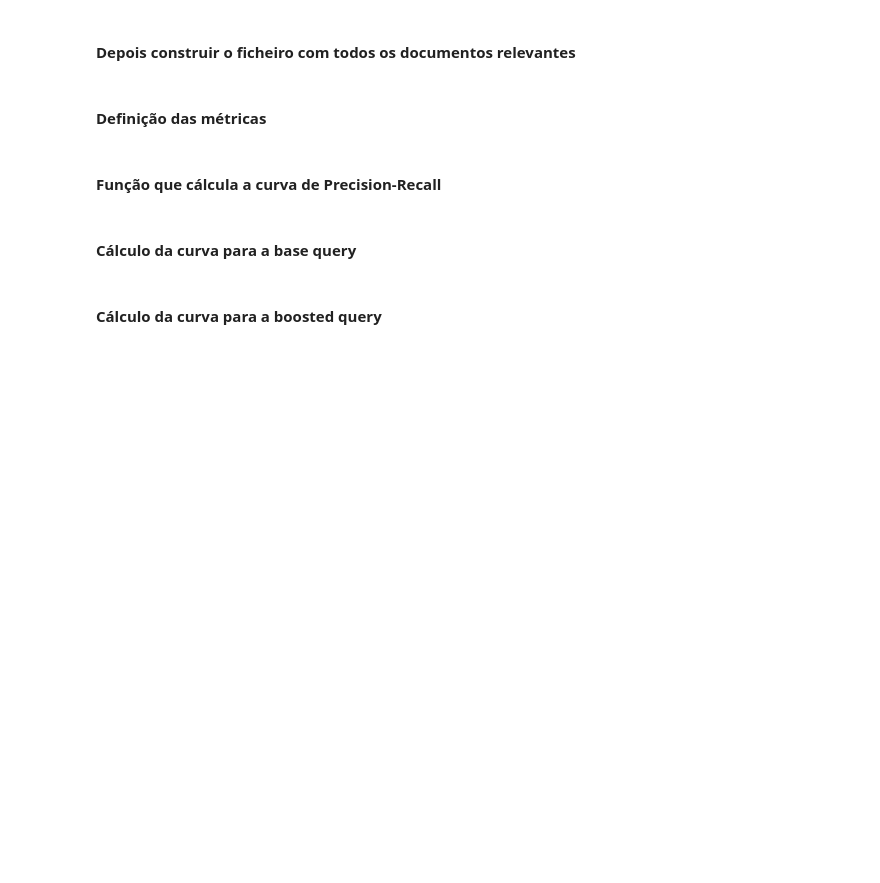
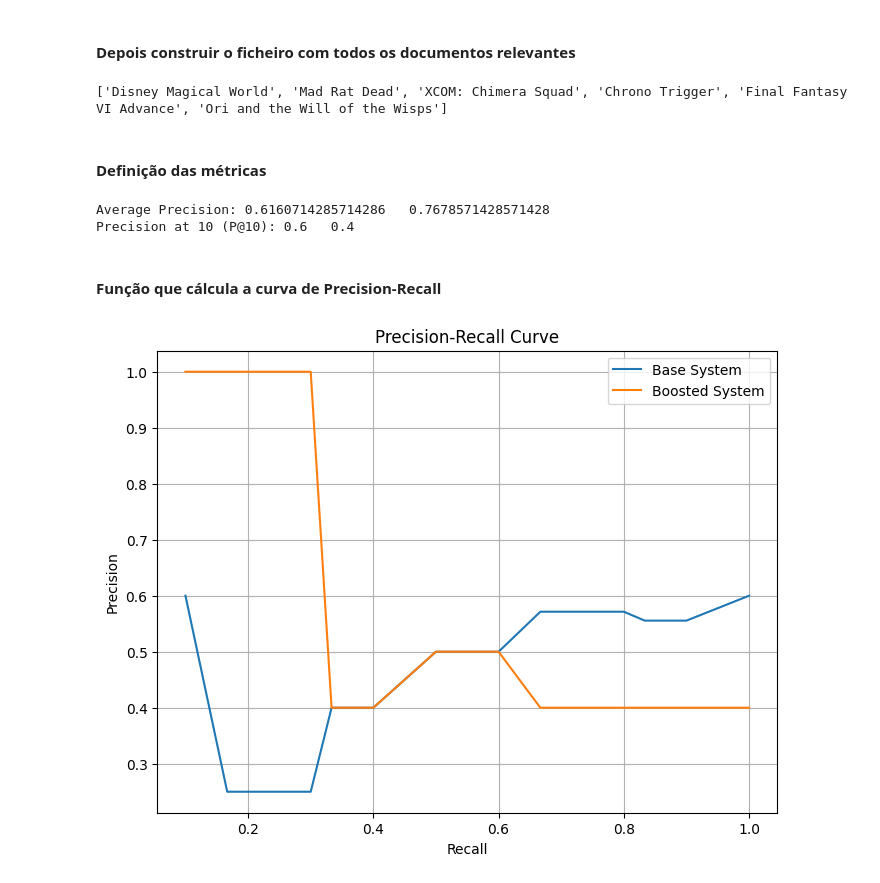
Before and after one commit to 13luiscabral13/PRI, a Jupyter notebook: scripts/retrieval.ipynb, the cells around one changed output. Drawn from its saved outputs; the diff is of its cells as text; code cells hidden in the pictures; blank space fills up the shorter version.

Commit message:
Gráficos calculados

```diff
--- a/scripts/retrieval.ipynb
+++ b/scripts/retrieval.ipynb
@@ -6,11 +6,11 @@ import json
 import requests
 import pandas as pd
 # %%
-QUERY_NUMBER = "q4"
+QUERY_NUMBER = "q5"
 QUERY_PATH = '../queries/' + QUERY_NUMBER + '/' + QUERY_NUMBER
 
-BASE_QUERY_URL = "http://localhost:8983/solr/games/select?fq=%7B!child%20of%3D%22*%3A*%20-_nest_path_%3A*%22%7Dtitle%3Abasketball%20OR%20summary%3A(basketball%20OR%20best)%20OR%20wikipedia%3A(basketball%20OR%20best)%20OR%20genre%3Abasketball&indent=true&q.op=AND&q=review%3A(basketball%20OR%20best)%20OR%20platform%3A%22Playstation%204%22&rows=1000&useParams=&wt=json"
-BOOSTED_QUERY_URL = "http://localhost:8983/solr/games/select?bq=%7B!child%20of%3D%22*%3A*%20-_nest_path_%3A*%22%7Dtitle%3Abasketball%5E2%20OR%20summary%3A(basketball%20OR%20best)%20OR%20wikipedia%3A(basketball%20OR%20best)%20OR%20genre%3Abasketball%5E2&defType=edismax&fq=%7B!child%20of%3D%22*%3A*%20-_nest_path_%3A*%22%7Dtitle%3A*&indent=true&ps=3&q.op=AND&q=(basketball%20OR%20best)%20OR%20%0A%22Playstation%204%22&qf=review%20platform%5E5&rows=1000&useParams=&wt=json"
+BASE_QUERY_URL = "http://localhost:8983/solr/games/select?fl=*%2C%5Bchild%5D&fq=%7B!child%20of%3D%22*%3A*%20-_nest_path_%3A*%22%7Dsummary%3A(unique%20OR%20characters%20OR%20%22unique%20story%22)%20OR%20wikipedia%3A(unique%20OR%20characters%20OR%20%22unique%20story%22)&indent=true&q.op=OR&q=review%3A(unique%20OR%20characters%20OR%20%22unique%20story%22)&rows=1000&useParams=&wt=json"
+BOOSTED_QUERY_URL = "http://localhost:8983/solr/games/select?bq=%7B!child%20of%3D%22*%3A*%20-_nest_path_%3A*%22%7Dsummary%3A(unique%20OR%20characters%20OR%20%22unique%20story%22)%20OR%20wikipedia%3A(unique%20OR%20characters%20OR%20%22unique%20story%22)&defType=edismax&fq=%7B!child%20of%3D%22*%3A*%20-_nest_path_%3A*%22%7Dtitle%3A*&indent=true&pf=review%5E2&ps=3&q.op=AND&q=unique%20OR%20characters%20OR%20%22unique%20story%22&qf=review%5E2&rows=1000&useParams=&wt=json"
 # %% [markdown]
 #### Executa a base query e guarda os documentos obtidos no ficheiro baseRank.txt
 # %%
@@ -99,6 +99,8 @@ with open(QUERY_PATH+'_boostedRank.txt', 'w') as tf:
 relevant = list(map(lambda el: el.strip(), open(QUERY_PATH+'_relevant.txt').readlines()))
 
 print(relevant)
+# %% [output]
+['Disney Magical World', 'Mad Rat Dead', 'XCOM: Chimera Squad', 'Chrono Trigger', 'Final Fantasy VI Advance', 'Ori and the Will of the Wisps']
 # %% [markdown]
 #### Definição das métricas
 # %%
@@ -108,7 +110,7 @@ metric = lambda f: metrics.setdefault(f.__name__, f)
 @metric
 def p10(results, relevant, n=10):
     """Precision at N"""
-    return len([doc for doc in results[:n] if doc['id'] in relevant])/n
+    return len([doc for doc in results[:n] if doc['title'] in relevant])/n
 
 @metric
 def ap(results, relevant):
@@ -117,7 +119,7 @@ def ap(results, relevant):
     relevant_count = 0
 
     for idx, doc in enumerate(results):
-        if doc['id'] in relevant:
+        if doc['title'] in relevant:
             relevant_count += 1
             precision_at_k = relevant_count / (idx + 1)
             precision_values.append(precision_at_k)
@@ -134,43 +136,80 @@ evaluation_metrics = {
     'ap': 'Average Precision',
     'p10': 'Precision at 10 (P@10)'
 }
+
+# Calcular e imprimir as métricas
+for metric_key, metric_name in evaluation_metrics.items():
+    metric_value_base = calculate_metric(metric_key, base_results, relevant)
+    metric_value_boosted = calculate_metric(metric_key, boosted_results, relevant)
+    print(f'{metric_name}: {metric_value_base}   {metric_value_boosted}')
+
+# Calcular métricas
+metrics_results_base = [calculate_metric(metric_key, base_results, relevant) for metric_key in evaluation_metrics.keys()]
+metrics_results_boosted = [calculate_metric(metric_key, boosted_results, relevant) for metric_key in evaluation_metrics.keys()]
+
+# Criar DataFrame do Pandas para os resultados das métricas
+metrics_df = pd.DataFrame(list(zip(evaluation_metrics.values(), metrics_results_base, metrics_results_boosted)), columns=['Metrics', 'Base System', 'Boosted System'])
+
+# Converter o DataFrame para uma tabela LaTeX sem um índice
+latex_table_metrics = metrics_df.to_latex(index=False)
+
+# Escrever a tabela LaTeX em um arquivo
+with open(QUERY_PATH + "_metrics.tex", 'w') as tf:
+    tf.write(latex_table_metrics)
+# %% [output]
+Average Precision: 0.6160714285714286   0.7678571428571428
+Precision at 10 (P@10): 0.6   0.4
 # %% [markdown]
 #### Função que cálcula a curva de Precision-Recall
 # %%
-def evaluate(results, queryType):
+def evaluate(results):
     precision_values = [
         len([
             doc
             for doc in results[:idx]
-            if doc['id'] in relevant
+            if doc['title'] in relevant
         ]) / idx
         for idx, _ in enumerate(results, start=1)
     ]
 
     recall_values = [
         len([
             doc for doc in results[:idx]
-            if doc['id'] in relevant
+            if doc['title'] in relevant
         ]) / len(relevant)
         for idx, _ in enumerate(results, start=1)
     ]
 
     precision_recall_match = {k: v for k,v in zip(recall_values, precision_values)}
 
     # Extend recall_values to include traditional steps for a better curve (0.1, 0.2 ...)
     recall_values.extend([step for step in np.arange(0.1, 1.1, 0.1) if step not in recall_values])
     recall_values = sorted(set(recall_values))
 
     # Extend matching dict to include these new intermediate steps
     for idx, step in enumerate(recall_values):
         if step not in precision_recall_match:
             if recall_values[idx-1] in precision_recall_match:
                 precision_recall_match[step] = precision_recall_match[recall_values[idx-1]]
             else:
                 precision_recall_match[step] = precision_recall_match[recall_values[idx+1]]
 
-    disp = PrecisionRecallDisplay([precision_recall_match.get(r) for r in recall_values], recall_values)
-    disp.plot()
-    plt.savefig(QUERY_PATH+'_'+queryType+'_pr.pdf')
+    return precision_recall_match, recall_values
+
+pr_match_base, recall_values_base = evaluate(base_results)
+pr_match_boosted, recall_values_boosted = evaluate(boosted_results)
+
+# Plotar um único gráfico para ambos os sistemas
+plt.figure(figsize=(8, 6))
+plt.plot(recall_values_base, [pr_match_base.get(r) for r in recall_values_base], label='Base System')
+plt.plot(recall_values_boosted, [pr_match_boosted.get(r) for r in recall_values_boosted], label='Boosted System')
+
+plt.xlabel('Recall')
+plt.ylabel('Precision')
+plt.title('Precision-Recall Curve')
+plt.legend()
+plt.grid(True)
+plt.savefig(QUERY_PATH + '_combined_pr.pdf')
+plt.show()
+# %% [output]
+[figure, added]
-# %% [markdown]
-#### Cálculo da curva para a base query
@@ -179,2 +215,0 @@ evaluate(base_results, 'base')
-# %% [markdown]
-#### Cálculo da curva para a boosted query
```
Also changed, not shown: parts of 5 cells of this notebook, 25 other files.
